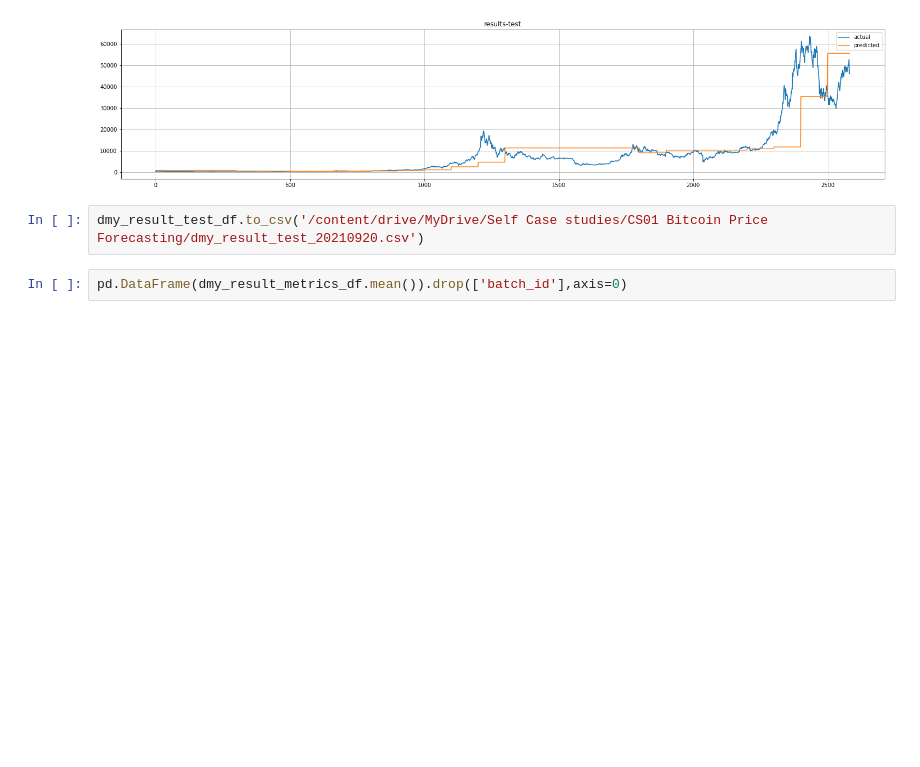
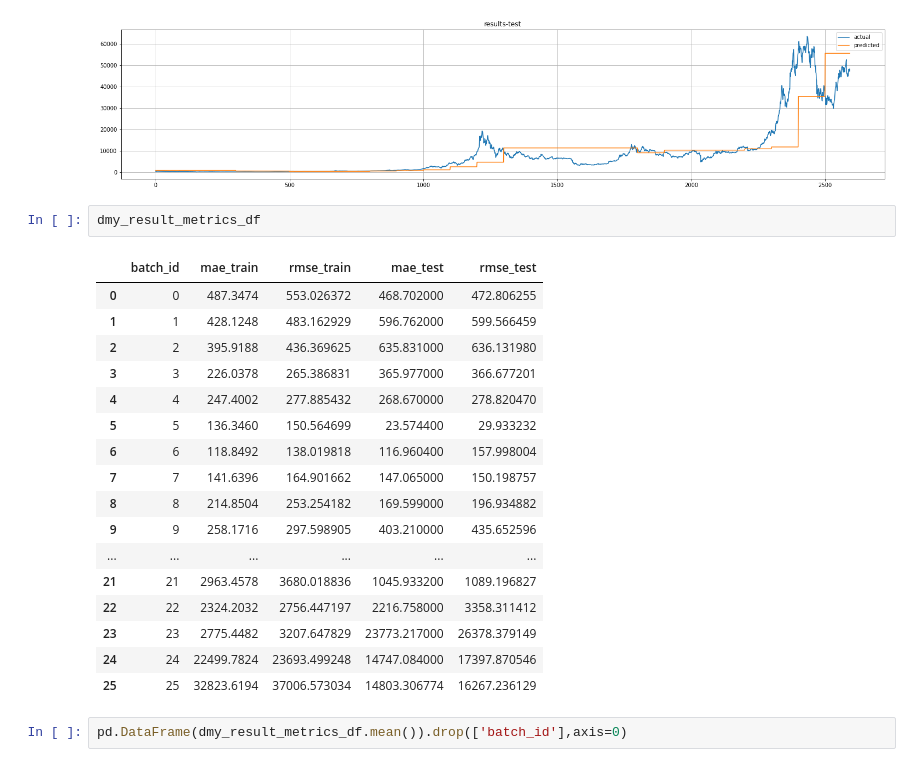
Before and after one commit to rohansawant7978/bitcoin-price-forecasting, a Jupyter notebook: 05_Modelling_Next_Day_Price.ipynb, the cells around one changed output. Cells and saved outputs as stored; diff of their text form; blank space fills up the shorter version.

```diff
--- a/05_Modelling_Next_Day_Price.ipynb
+++ b/05_Modelling_Next_Day_Price.ipynb
@@ -186,8 +186,26 @@ dmy_result_metrics_df['rmse_test'] = dmy_batch_rmse_test_array
 plot_results(dmy_y_test_array,dmy_y_test_pred_array,'results-test')
 # %% [output]
 [figure]
-# %%
-dmy_result_test_df.to_csv('/content/drive/MyDrive/Self Case studies/CS01 Bitcoin Price Forecasting/dmy_result_test_20210920.csv')
+# %%
+dmy_result_metrics_df
+# %% [output]
+|  | batch_id | mae_train | rmse_train | mae_test | rmse_test |
+| 0 | 0 | 487.3474 | 553.026372 | 468.702000 | 472.806255 |
+| 1 | 1 | 428.1248 | 483.162929 | 596.762000 | 599.566459 |
+| 2 | 2 | 395.9188 | 436.369625 | 635.831000 | 636.131980 |
+| 3 | 3 | 226.0378 | 265.386831 | 365.977000 | 366.677201 |
+| 4 | 4 | 247.4002 | 277.885432 | 268.670000 | 278.820470 |
+| 5 | 5 | 136.3460 | 150.564699 | 23.574400 | 29.933232 |
+| 6 | 6 | 118.8492 | 138.019818 | 116.960400 | 157.998004 |
+| 7 | 7 | 141.6396 | 164.901662 | 147.065000 | 150.198757 |
+| 8 | 8 | 214.8504 | 253.254182 | 169.599000 | 196.934882 |
+| 9 | 9 | 258.1716 | 297.598905 | 403.210000 | 435.652596 |
+| ... | ... | ... | ... | ... | ... |
+| 21 | 21 | 2963.4578 | 3680.018836 | 1045.933200 | 1089.196827 |
+| 22 | 22 | 2324.2032 | 2756.447197 | 2216.758000 | 3358.311412 |
+| 23 | 23 | 2775.4482 | 3207.647829 | 23773.217000 | 26378.379149 |
+| 24 | 24 | 22499.7824 | 23693.499248 | 14747.084000 | 17397.870546 |
+| 25 | 25 | 32823.6194 | 37006.573034 | 14803.306774 | 16267.236129 |
 # %%
 pd.DataFrame(dmy_result_metrics_df.mean()).drop(['batch_id'],axis=0)
 # %% [output]
```
Also changed, not shown: parts of 36 cells of this notebook.
